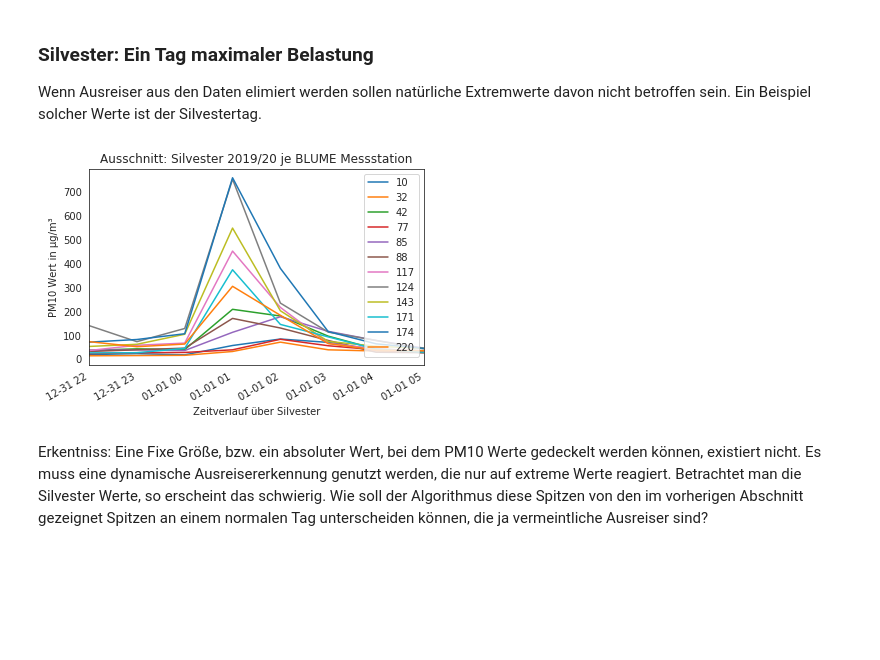
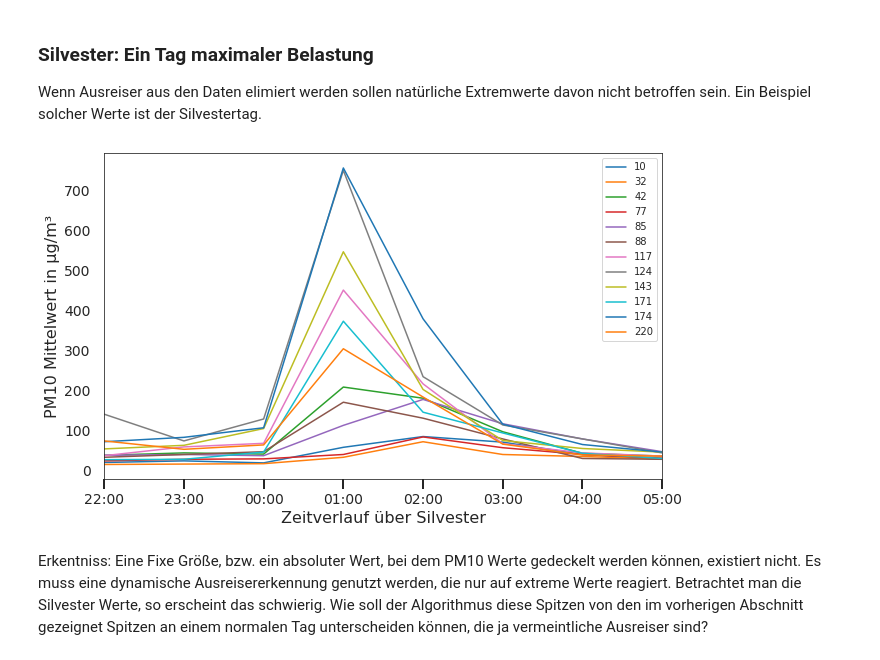
Before and after one commit to Butanding/Bachlor-Thesis, a Jupyter notebook: Code/Part1_First_Handson_Data.ipynb, the cells around one changed output. Cells and saved outputs as stored; diff of their text form; code cells hidden in the pictures; blank space fills up the shorter version.

```diff
--- a/Code/Part1_First_Handson_Data.ipynb
+++ b/Code/Part1_First_Handson_Data.ipynb
@@ -12,6 +12,7 @@ from sensemapi import client as sense_client
 import numpy as np
 import seaborn as sns
 import matplotlib.pyplot as plt
+import matplotlib.dates as mdates
 
 from sklearn import preprocessing, svm
 from sklearn.model_selection import train_test_split
@@ -21,6 +22,7 @@ from sklearn.metrics import r2_score
 import pytz
 cet = pytz.timezone('CET')
 
+graph_dir = "ressources/grapics/"
 
 
 # set the graphs to show in the jupyter notebook
@@ -311,24 +331,29 @@ Wenn Ausreiser aus den Daten elimiert werden sollen natürliche Extremwerte davo
 # %%
 #BLUME related: Careful adjuste the dates! BLUME publishes the hourly mean for 13:00 - 14:00 as 14:00
 end_nye = pd.Timestamp(2020, 1, 1, 5)
 end_nye = pd.Timestamp(end_nye,  tz='CET')
 start_nye = pd.Timestamp(end_nye - timedelta(hours=7))
 mask_nye = (df_global.index >= start_nye) & (df_global.index <= end_nye)
 blume_nye_exception = df_global.loc[mask_nye]
 
-blume_nye_exception.plot()
+
+blume_nye_exception.index = blume_nye_exception.index.strftime("%H:%M")
+blume_nye_exception.plot(figsize=(10,6))
 
 #Place labels
-plt.xlabel('Zeitverlauf über Silvester')
-plt.ylabel('PM10 Wert in µg/m³')
+plt.xlabel('Zeitverlauf über Silvester', fontdict = {"size": 16})
+plt.ylabel('PM10 Mittelwert in µg/m³', fontdict = {"size": 16})
+plt.tick_params(axis="both", direction="out", which="both", bottom=True, width=2, length=10, labelsize=14)
 
-plt.title("Ausschnitt: Silvester 2019/20 je BLUME Messstation")
+#plt.title("Ausschnitt: Silvester 2019/20 je BLUME Messstation")
 
 plt.legend()
 
+plt.savefig(graph_dir + "hourly_berlin_blume_nye.png", transparent=True, bbox_inches="tight",pad_inches=0.1, dpi=200)
+
 plt.show()
 # %% [output]
-[figure, old version]
+[figure, new version]
 # %% [markdown]
 Erkentniss: Eine Fixe Größe, bzw. ein absoluter Wert, bei dem PM10 Werte gedeckelt werden können, existiert nicht. Es muss eine dynamische Ausreisererkennung genutzt werden, die nur auf extreme Werte reagiert. Betrachtet man die Silvester Werte, so erscheint das schwierig. Wie soll der Algorithmus diese Spitzen von den im vorherigen Abschnitt gezeignet Spitzen an einem normalen Tag unterscheiden können, die ja vermeintliche Ausreiser sind?
 # %% [markdown]
```
Also changed, not shown: parts of 21 cells of this notebook, 2 other files.
